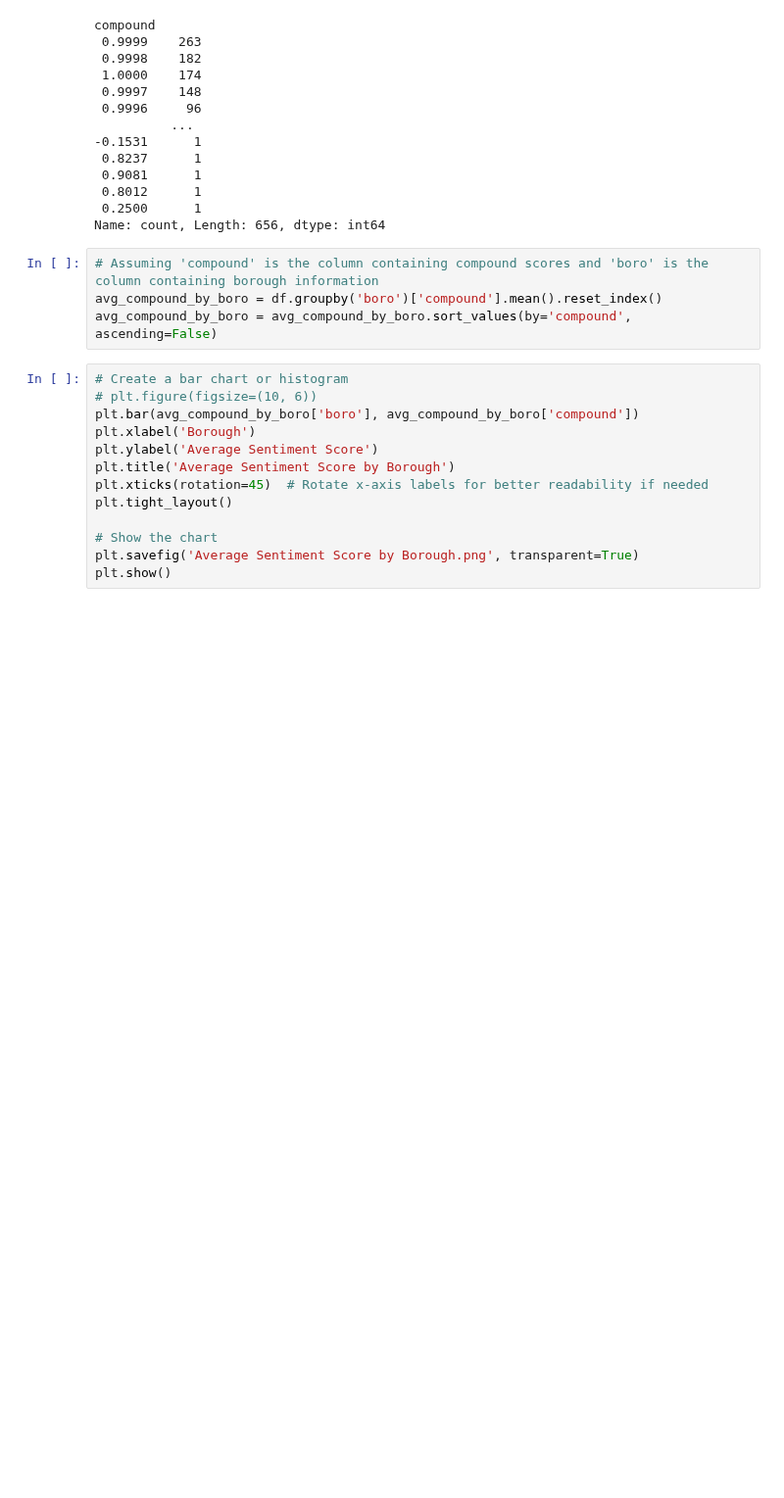
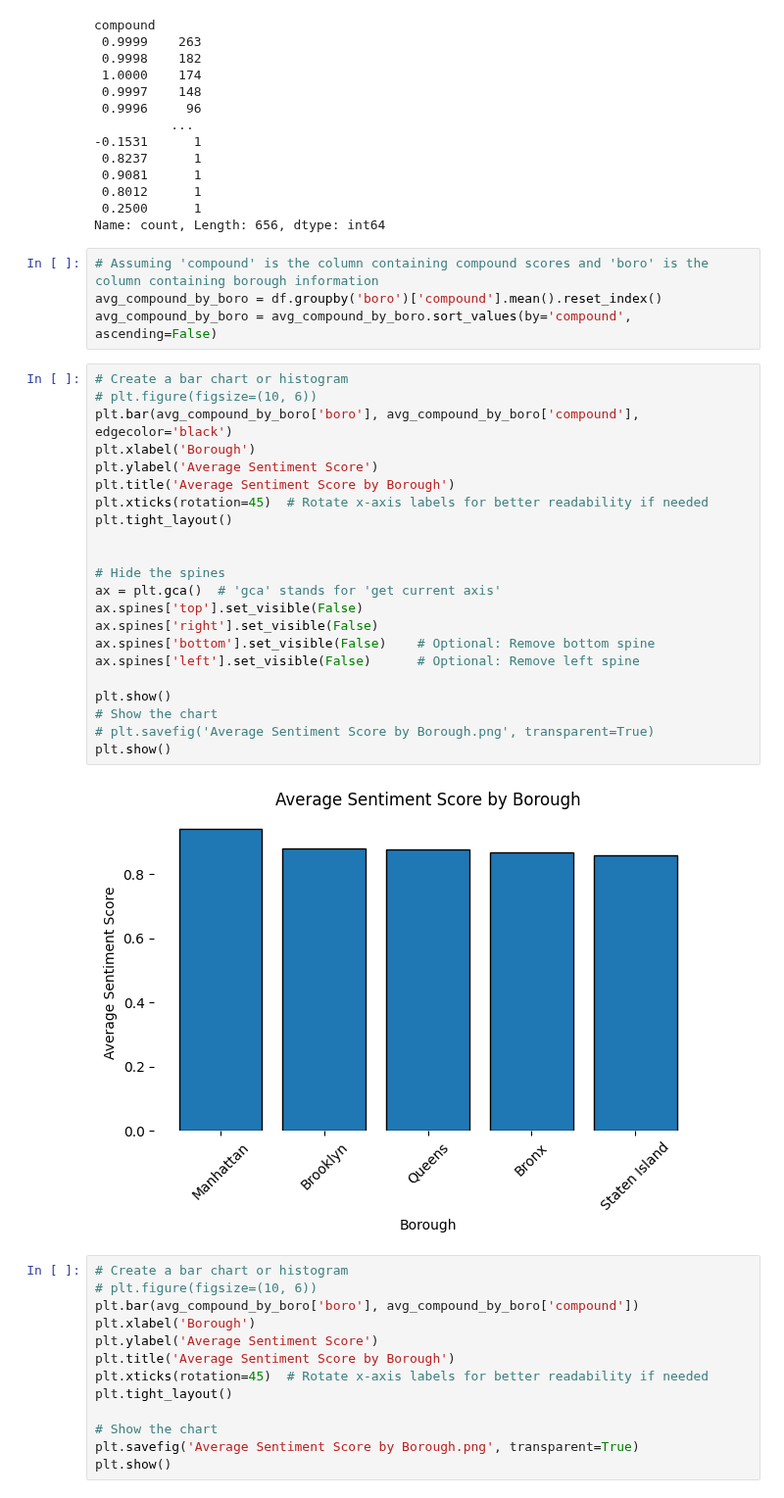
Before and after one commit to Somerville-2023/New-York-health-Inspection-Prediction, a Jupyter notebook: edwige_folder/sentiment_analysis_visuals.ipynb, the cells around one changed output. Shown at 98% size. Saved outputs shown, nothing was run; the diff lists cells and outputs as text; blank space fills up the shorter version.

```diff
--- a/edwige_folder/sentiment_analysis_visuals.ipynb
+++ b/edwige_folder/sentiment_analysis_visuals.ipynb
@@ -43,6 +43,30 @@ Name: count, Length: 656, dtype: int64
 # Assuming 'compound' is the column containing compound scores and 'boro' is the column containing borough information
 avg_compound_by_boro = df.groupby('boro')['compound'].mean().reset_index()
 avg_compound_by_boro = avg_compound_by_boro.sort_values(by='compound', ascending=False)
+# %%
+# Create a bar chart or histogram
+# plt.figure(figsize=(10, 6))
+plt.bar(avg_compound_by_boro['boro'], avg_compound_by_boro['compound'], edgecolor='black')
+plt.xlabel('Borough')
+plt.ylabel('Average Sentiment Score')
+plt.title('Average Sentiment Score by Borough')
+plt.xticks(rotation=45)  # Rotate x-axis labels for better readability if needed
+plt.tight_layout()
+
+
+# Hide the spines
+ax = plt.gca()  # 'gca' stands for 'get current axis'
+ax.spines['top'].set_visible(False)
+ax.spines['right'].set_visible(False)
+ax.spines['bottom'].set_visible(False)    # Optional: Remove bottom spine
+ax.spines['left'].set_visible(False)      # Optional: Remove left spine
+
+plt.show()
+# Show the chart
+# plt.savefig('Average Sentiment Score by Borough.png', transparent=True)
+plt.show()
+# %% [output]
+[figure, added]
 # %%
 # Create a bar chart or histogram
 # plt.figure(figsize=(10, 6))
```
Also changed, not shown: 3 other files.
